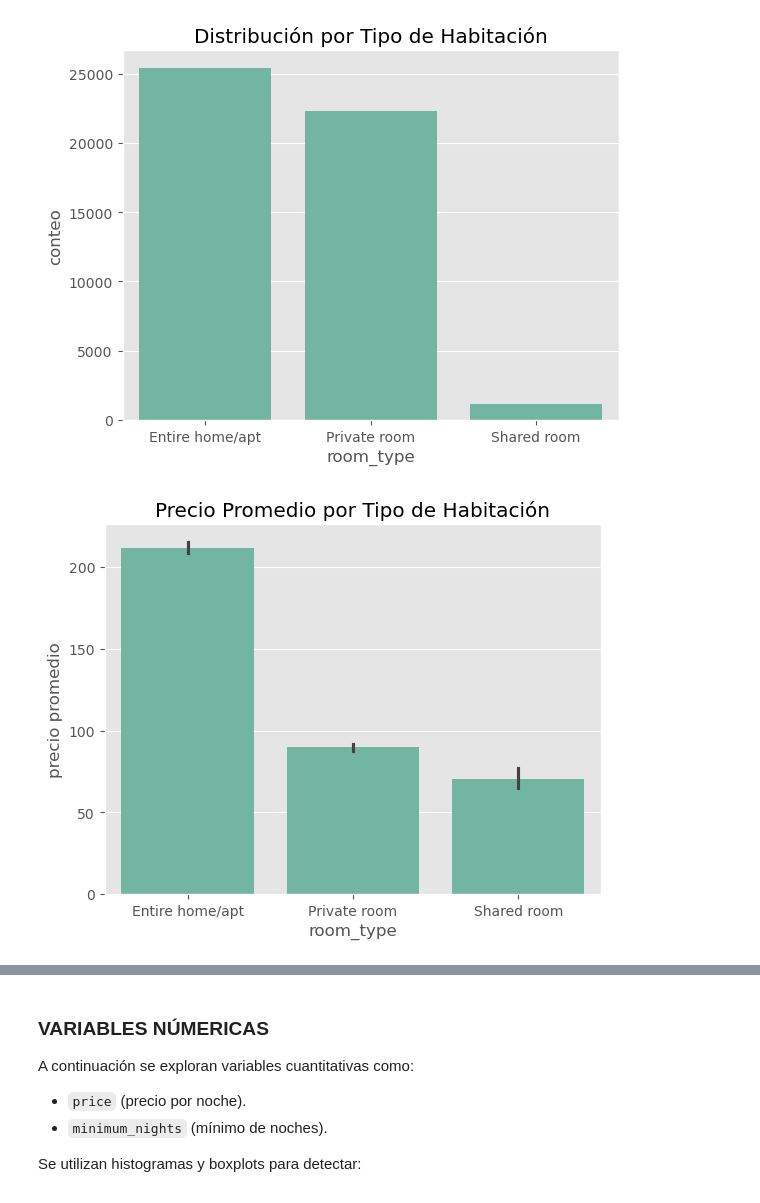
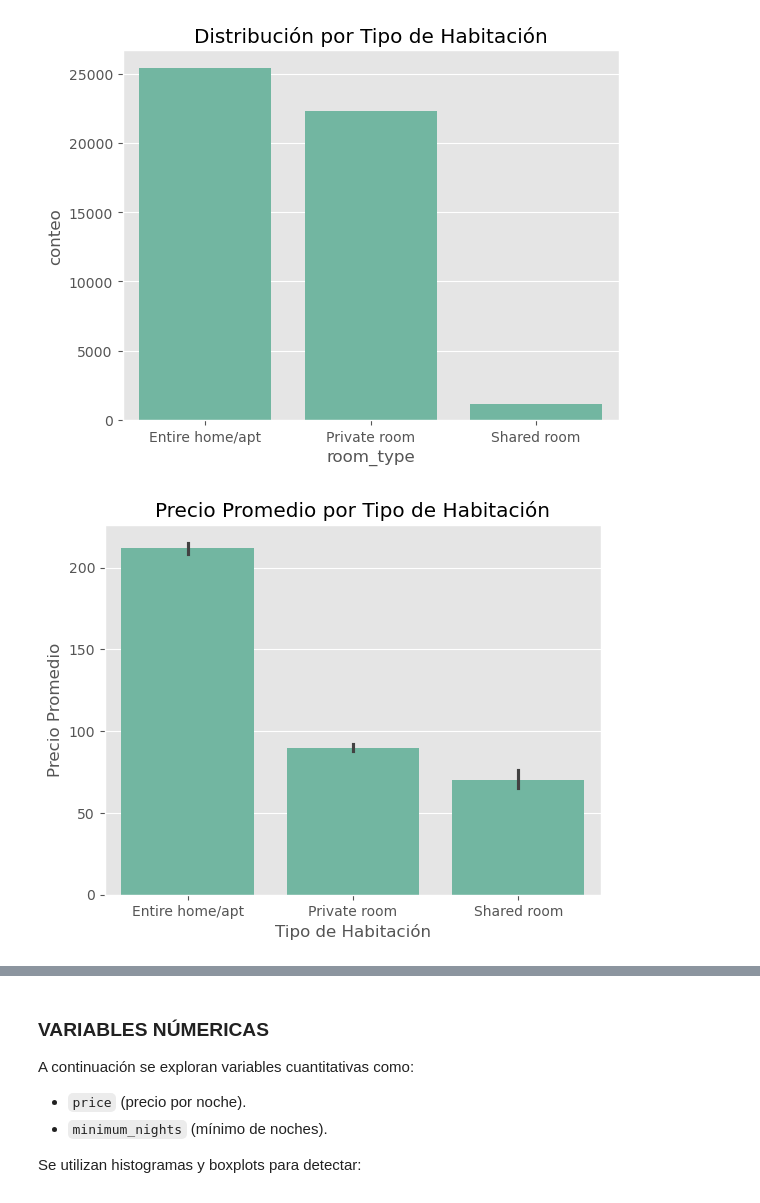
Before and after one commit to Vikktor93/airbnb-EDA-datalab, a Jupyter notebook: 001_EDA.ipynb, the cells around one changed output, grey strips where cells are left out. Saved outputs shown, nothing was run; the diff lists cells and outputs as text; code cells hidden in the pictures.

```diff
--- a/001_EDA.ipynb
+++ b/001_EDA.ipynb
@@ -187,13 +187,14 @@ plt.show()
 # %%
 # Precio promedio por tipo de habitación
 sns.barplot(data=df_clean, x="room_type", y="price",
             estimator=np.mean, order=df_clean["room_type"].value_counts().index)
 plt.title("Precio Promedio por Tipo de Habitación")
-plt.xlabel("room_type"); plt.ylabel("precio promedio")
+plt.xlabel("Tipo de Habitación")
+plt.ylabel("Precio Promedio")
 plt.savefig("output/precio_promedio_room_type.png", dpi=300, bbox_inches="tight")
 plt.show()
 # %% [output]
-[figure, old version]
+[figure, new version]
 # %%
 # Top 10 barrios por cantidad de alojamientos
 top10_barrio = (df_clean["neighbourhood"]
```
Also changed, not shown: parts of 1 cell of this notebook, 2 other files.
